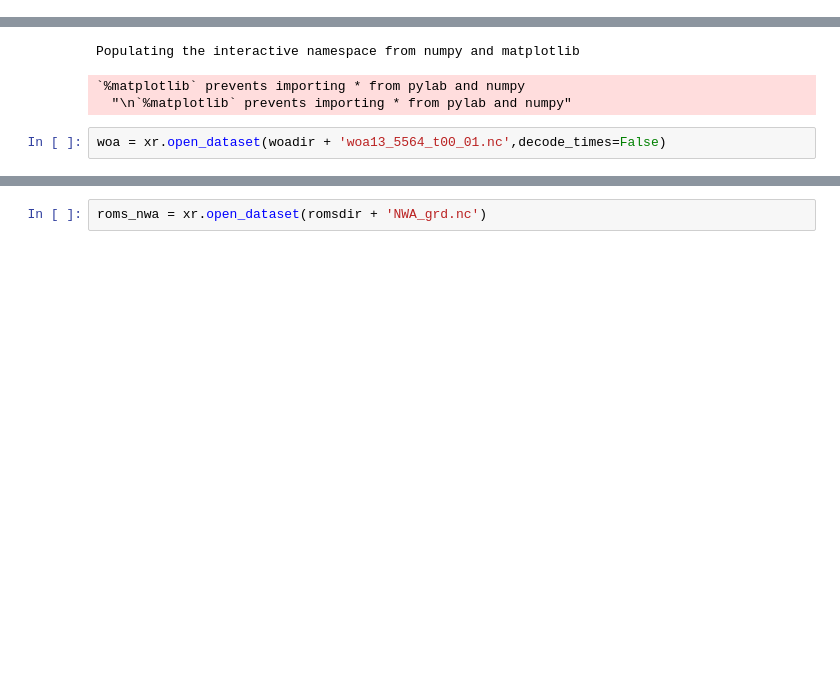
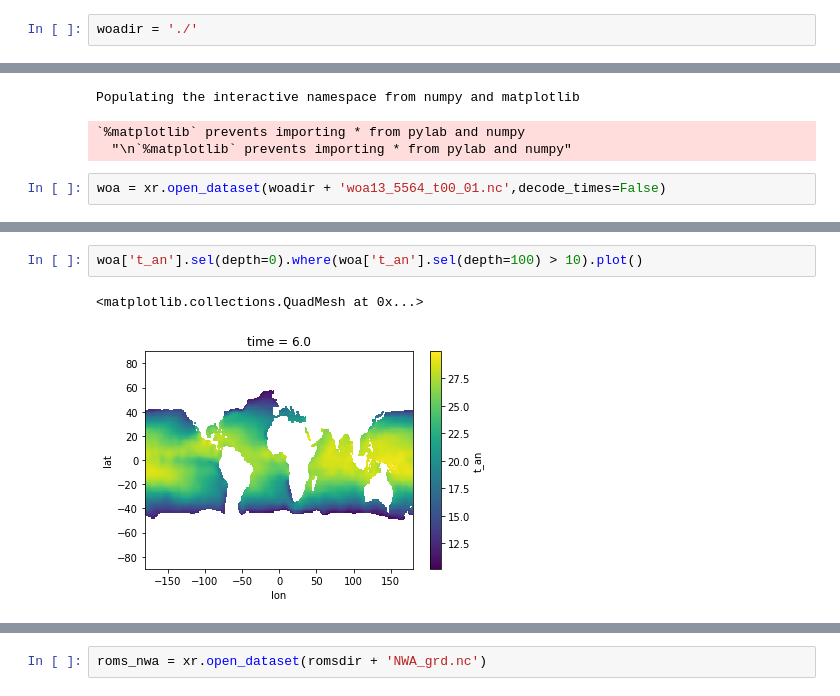
Before and after one commit to raphaeldussin/geekezmalin, a Jupyter notebook: using_esmf/Using xESMF and ESMPy.ipynb, the cells around one changed output, grey strips where cells are left out. Cells and saved outputs as stored; diff of their text form; blank space fills up the shorter version.

```diff
--- a/using_esmf/Using xESMF and ESMPy.ipynb
+++ b/using_esmf/Using xESMF and ESMPy.ipynb
@@ -12,0 +6,2 @@ else:
+# %%
+woadir = './'
@@ -24,2 +50,7 @@ woa = xr.open_dataset(woadir + 'woa13_5564_t00_01.nc',decode_times=False)
+# %%
+woa['t_an'].sel(depth=0).where(woa['t_an'].sel(depth=100) > 10).plot()
+# %% [output]
+<matplotlib.collections.QuadMesh at 0x...>
+[figure, added]
 # %%
 # download a ROMS irregular grid
```
Also changed, not shown: parts of 20 cells of this notebook.
